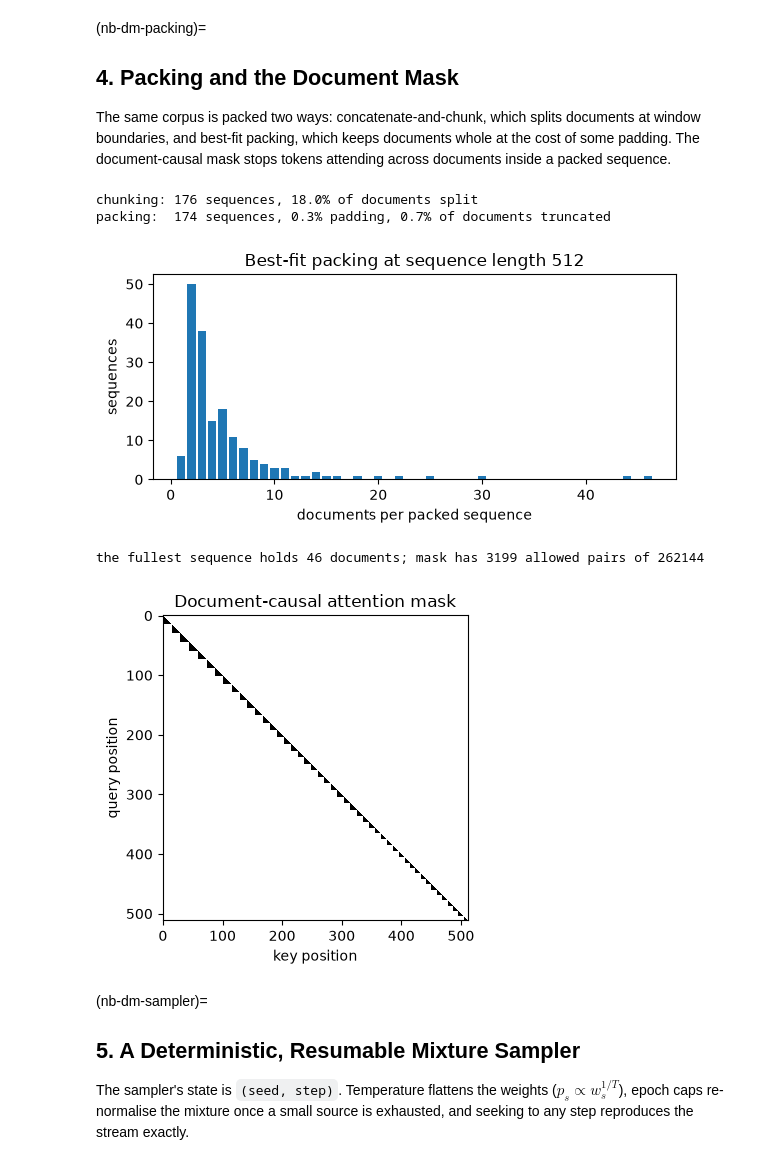
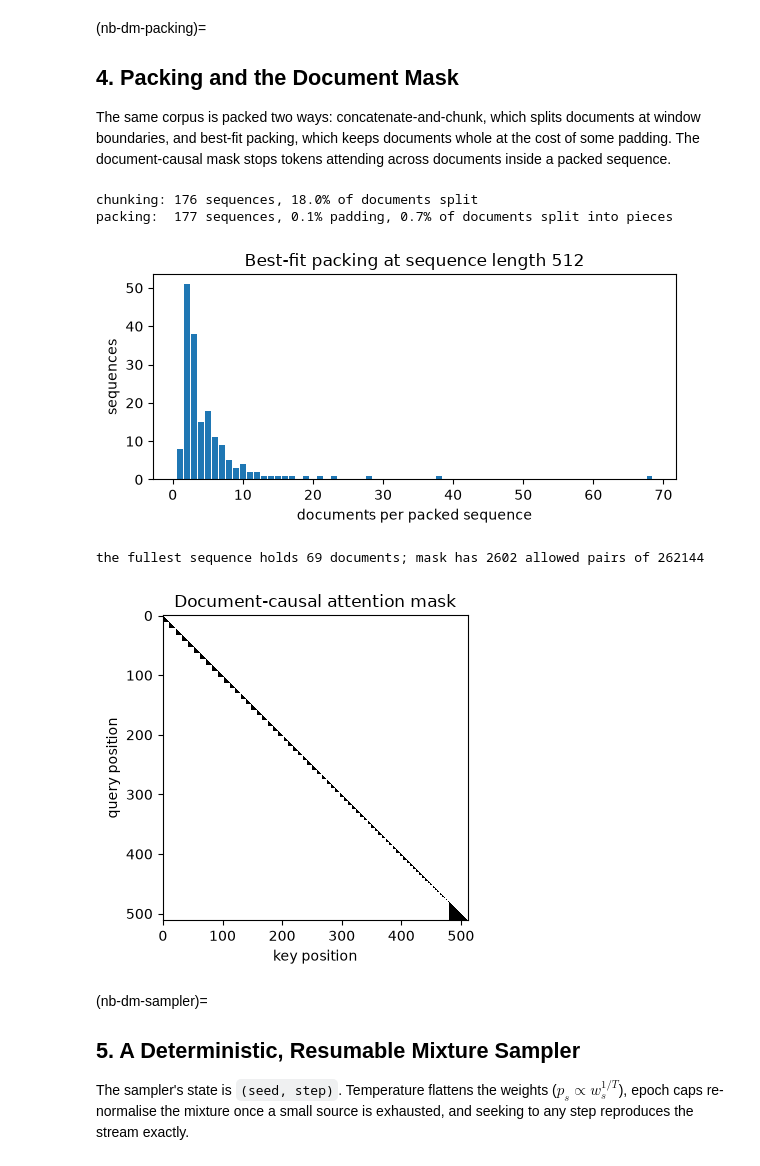
Before and after one commit to Beaker12/llmatlas, a Jupyter notebook: chapters/05-dataset-management/examples/dataset_management_demo.ipynb, the cells around one changed output. Drawn from its saved outputs; the diff is of its cells as text; code cells hidden in the pictures.

```diff
--- a/chapters/05-dataset-management/examples/dataset_management_demo.ipynb
+++ b/chapters/05-dataset-management/examples/dataset_management_demo.ipynb
@@ -216,44 +237,52 @@ def concat_and_chunk(token_docs, seq_len, eod=0):
 
 
 def best_fit_pack(token_docs, seq_len, eod=0, pad=-1):
-    docs = sorted((list(d)[:seq_len - 1] + [eod] for d in token_docs), key=len, reverse=True)
-    truncated = sum(len(d) >= seq_len for d in token_docs)
+    # Best-fit-decreasing: split documents longer than seq_len into pieces first (Ding et al. 2024)
+    pieces = []
+    for d in token_docs:
+        d = list(d)
+        for start in range(0, max(1, len(d)), seq_len - 1):
+            pieces.append(d[start:start + seq_len - 1] + [eod])
+    docs = sorted(pieces, key=len, reverse=True)
+    truncated = sum(len(d) >= seq_len for d in token_docs)  # documents that had to be split
     bins, free, docs_per_bin = [], [], []
     for doc in docs:
         best = None
         for i, space in enumerate(free):
             if len(doc) <= space and (best is None or space < free[best]):
                 best = i
         if best is None:
             bins.append(list(doc)); free.append(seq_len - len(doc)); docs_per_bin.append(1)
         else:
             bins[best].extend(doc); free[best] -= len(doc); docs_per_bin[best] += 1
     sequences = np.full((len(bins), seq_len), pad, dtype=np.int64)
     for i, b in enumerate(bins):
         sequences[i, :len(b)] = b
     return sequences, float((sequences == pad).mean()), truncated / len(token_docs), docs_per_bin
 
 
 chunked, split_frac = concat_and_chunk(token_docs, SEQ_LEN)
 packed, pad_frac, trunc_frac, docs_per_bin = best_fit_pack(token_docs, SEQ_LEN)
 print(f"chunking: {chunked.shape[0]} sequences, {split_frac:.1%} of documents split")
-print(f"packing:  {packed.shape[0]} sequences, {pad_frac:.1%} padding, {trunc_frac:.1%} of documents truncated")
+print(f"packing:  {packed.shape[0]} sequences, {pad_frac:.1%} padding, {trunc_frac:.1%} of documents split into pieces")
 assert split_frac > 0.1
 assert trunc_frac < 0.05
 assert pad_frac < 0.05
-assert abs(packed.shape[0] - chunked.shape[0]) <= 0.1 * chunked.shape[0]
+assert chunked.shape[0] <= packed.shape[0] <= chunked.shape[0] * 1.1
+n_pieces = sum(max(1, -(-len(d) // (SEQ_LEN - 1))) for d in token_docs)
+assert (packed != -1).sum() == sum(len(d) for d in token_docs) + n_pieces  # nothing dropped; one EOD per piece
 
 fig, ax = plt.subplots(figsize=(6, 3))
 ax.hist(docs_per_bin, bins=range(1, max(docs_per_bin) + 2), align="left", rwidth=0.8)
 ax.set_xlabel("documents per packed sequence")
 ax.set_ylabel("sequences")
 ax.set_title(f"Best-fit packing at sequence length {SEQ_LEN}")
 plt.tight_layout()
 plt.show()
 # %% [output]
 chunking: 176 sequences, 18.0% of documents split
-packing:  174 sequences, 0.3% padding, 0.7% of documents truncated
+packing:  177 sequences, 0.1% padding, 0.7% of documents split into pieces
-[figure, old version]
+[figure, new version]
 # %%
 def segment_ids(sequence, eod=0):
     ends = np.asarray(sequence) == eod
@@ -280,8 +309,8 @@ ax.set_ylabel("query position")
 plt.tight_layout()
 plt.show()
 # %% [output]
-the fullest sequence holds 46 documents; mask has 3199 allowed pairs of 262144
+the fullest sequence holds 69 documents; mask has 2602 allowed pairs of 262144
-[figure, old version]
+[figure, new version]
 # %% [markdown]
 (nb-dm-sampler)=
 ## 5. A Deterministic, Resumable Mixture Sampler
```
Also changed, not shown: parts of 7 cells of this notebook, 1 other file.
